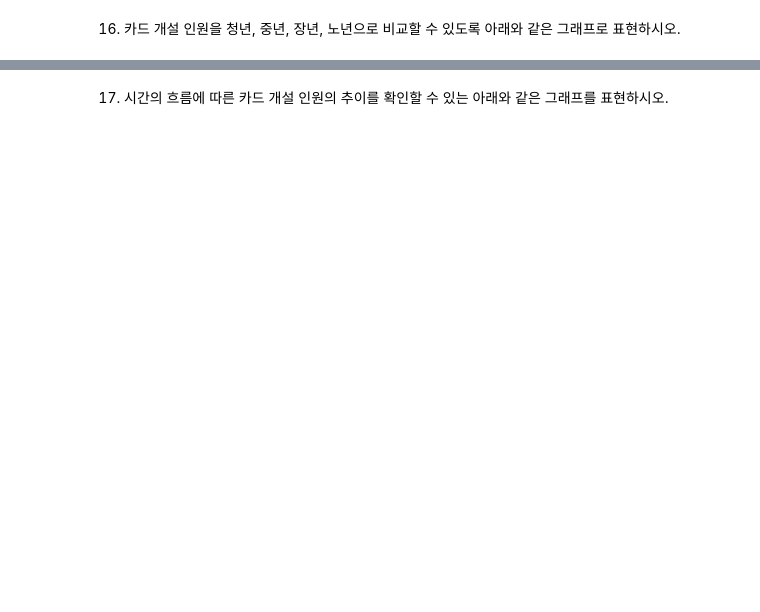
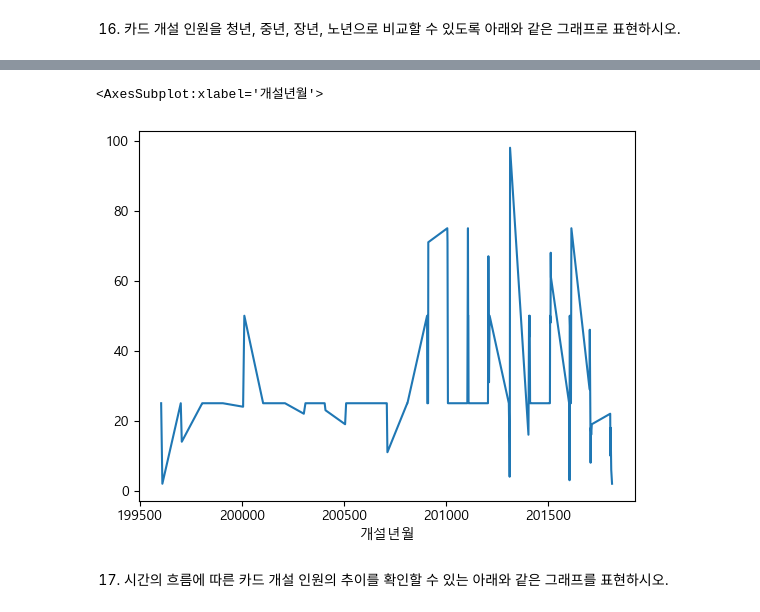
Before and after one commit to junhokim42/Python_study, a Jupyter notebook: Bigdata_training/Bigdata_analysis/과제_FIN/pandas 종합과제_문제.ipynb, the cells around one changed output, grey strips where cells are left out. Drawn from its saved outputs; the diff is of its cells as text; code cells hidden in the pictures; blank space fills up the shorter version.

```diff
--- a/Bigdata_training/Bigdata_analysis/과제_FIN/pandas 종합과제_문제.ipynb
+++ b/Bigdata_training/Bigdata_analysis/과제_FIN/pandas 종합과제_문제.ipynb
@@ -372,6 +377,11 @@ fin_data.head()
 16. 카드 개설 인원을 청년, 중년, 장년, 노년으로 비교할 수 있도록 아래와 같은 그래프로 표현하시오.
 # %% [markdown]
 ![그래프](문제16.png)
+# %%
+inner_join.groupby('개설년월').사용자ID.count().plot()
+# %% [output]
+<AxesSubplot:xlabel='개설년월'>
+[figure, added]
 # %% [markdown]
 17. 시간의 흐름에 따른 카드 개설 인원의 추이를 확인할 수 있는 아래와 같은 그래프를 표현하시오.
 # %% [markdown]
```
Also changed, not shown: parts of 19 cells of this notebook, 15 other files.
